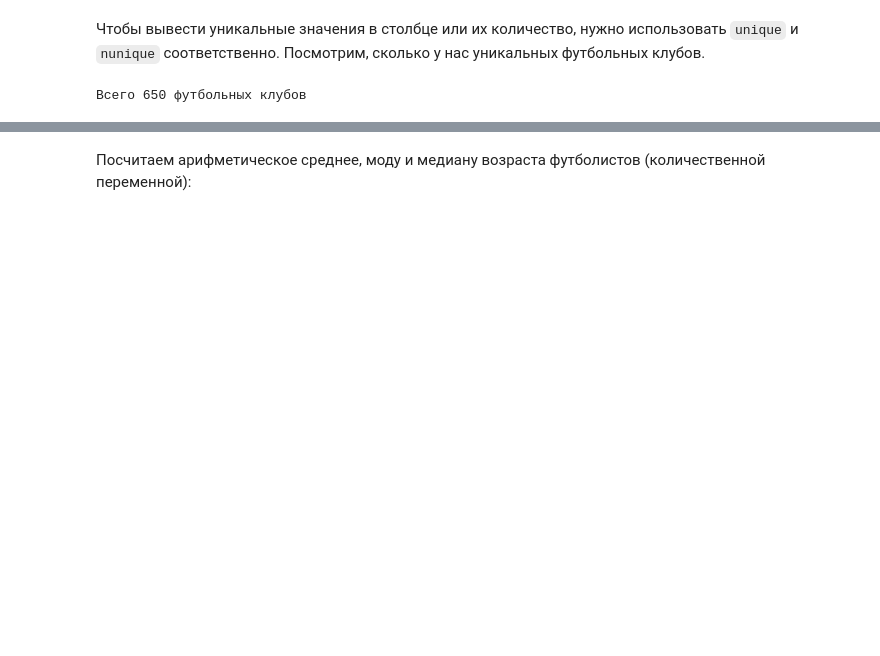
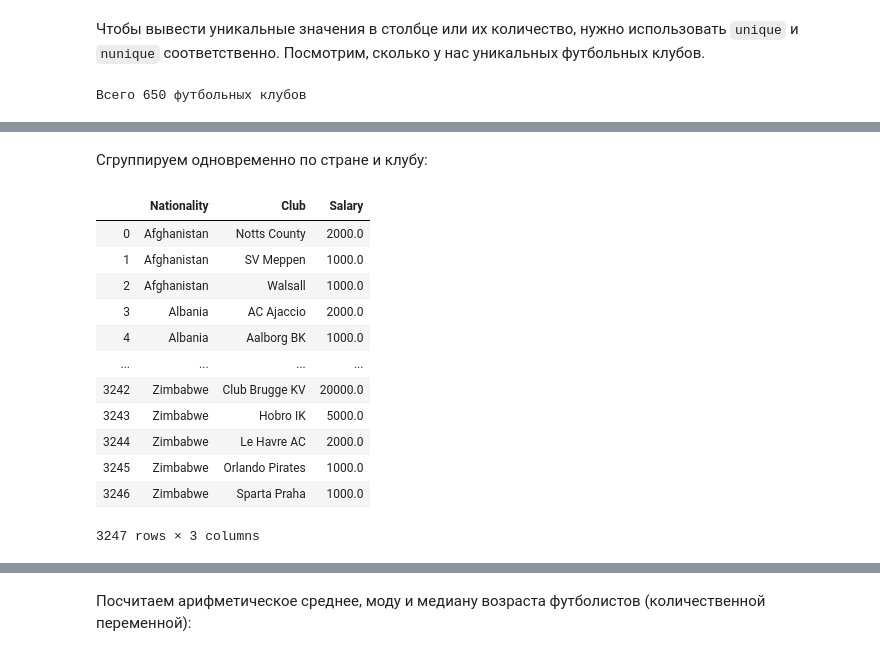
Before and after one commit to hse-econ-data-science/dap_2020_fall, a Jupyter notebook: sem07_eda/sem_07_eda.ipynb, the cells around one changed output, grey strips where cells are left out. Cells and saved outputs as stored; diff of their text form; code cells hidden in the pictures; blank space fills up the shorter version.

```diff
--- a/sem07_eda/sem_07_eda.ipynb
+++ b/sem07_eda/sem_07_eda.ipynb
@@ -338,0 +415,18 @@ array(['FC Barcelona', 'Juventus', 'Paris Saint-Germain',
+# %% [markdown]
+Сгруппируем одновременно по стране и клубу:
+# %%
+df.groupby(['Nationality', 'Club'], as_index=False)['Salary'].mean()
+# %% [output]
+|  | Nationality | Club | Salary |
+| 0 | Afghanistan | Notts County | 2000.0 |
+| 1 | Afghanistan | SV Meppen | 1000.0 |
+| 2 | Afghanistan | Walsall | 1000.0 |
+| 3 | Albania | AC Ajaccio | 2000.0 |
+| 4 | Albania | Aalborg BK | 1000.0 |
+| ... | ... | ... | ... |
+| 3242 | Zimbabwe | Club Brugge KV | 20000.0 |
+| 3243 | Zimbabwe | Hobro IK | 5000.0 |
+| 3244 | Zimbabwe | Le Havre AC | 2000.0 |
+| 3245 | Zimbabwe | Orlando Pirates | 1000.0 |
+| 3246 | Zimbabwe | Sparta Praha | 1000.0 |
+3247 rows × 3 columns
```
Also changed, not shown: parts of 25 cells of this notebook.
